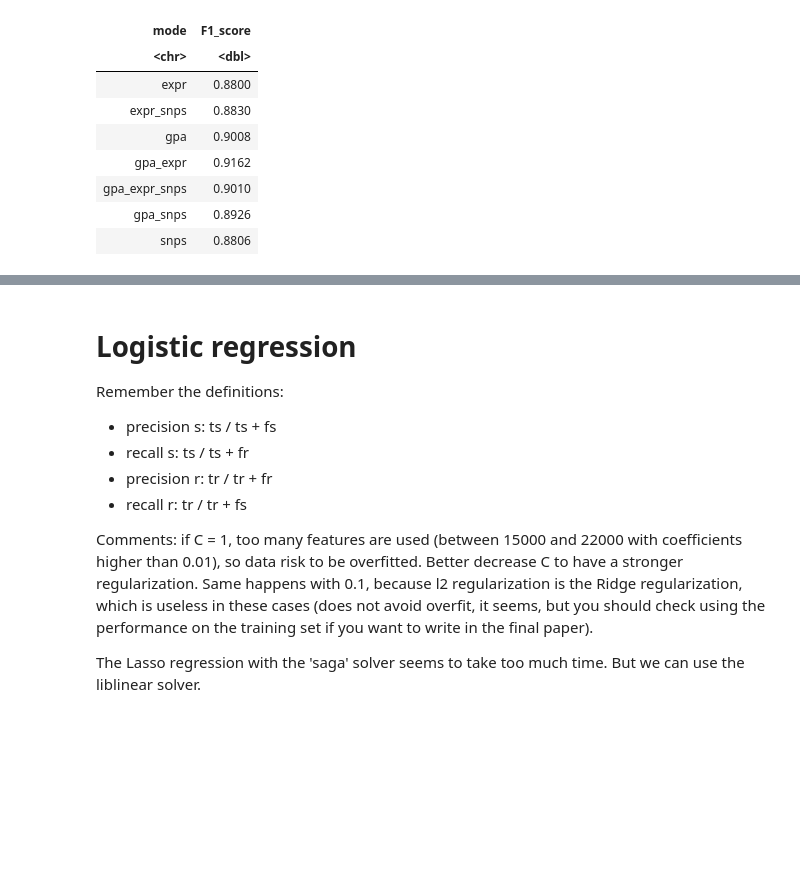
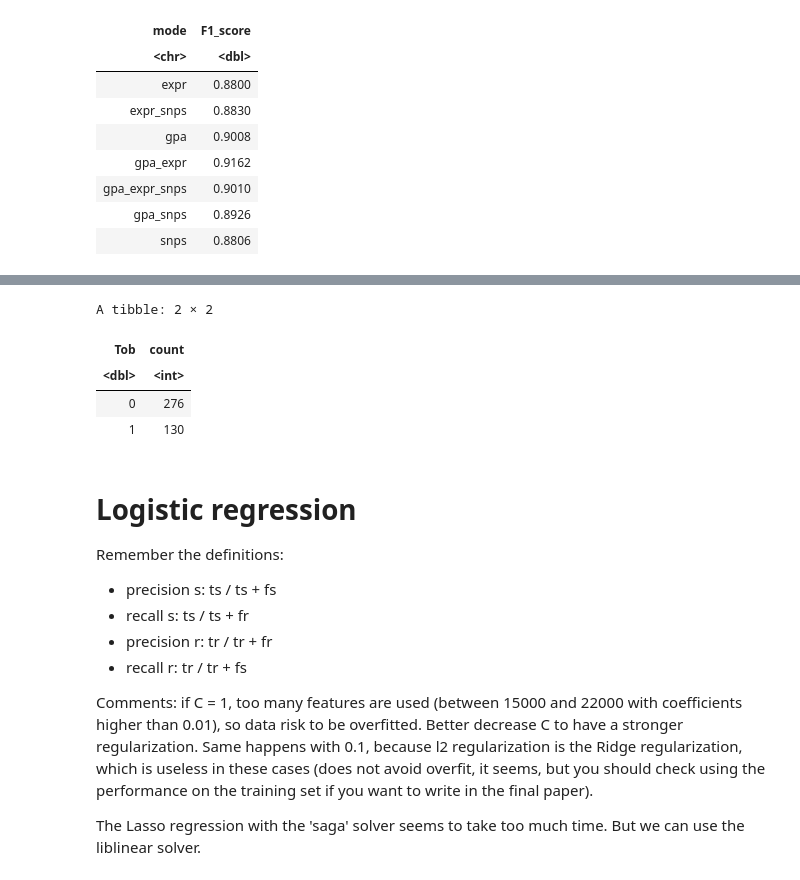
Before and after one commit to riccardo03-maker/Multiomic_integration_antimicrobial_resistance, a Jupyter notebook: r_trials.ipynb, the cells around one changed output, grey strips where cells are left out. Saved outputs shown, nothing was run; the diff lists cells and outputs as text; code cells hidden in the pictures; blank space fills up the shorter version.

```diff
--- a/r_trials.ipynb
+++ b/r_trials.ipynb
@@ -89,0 +106,8 @@ A tibble: 7 × 2
+# %%
+head(Tob_S_vs_R)
+# %% [output]
+A tibble: 2 × 2
+| Tob | count |
+| <dbl> | <int> |
+| 0 | 276 |
+| 1 | 130 |
```
Also changed, not shown: parts of 7 cells of this notebook, 5 other files.
